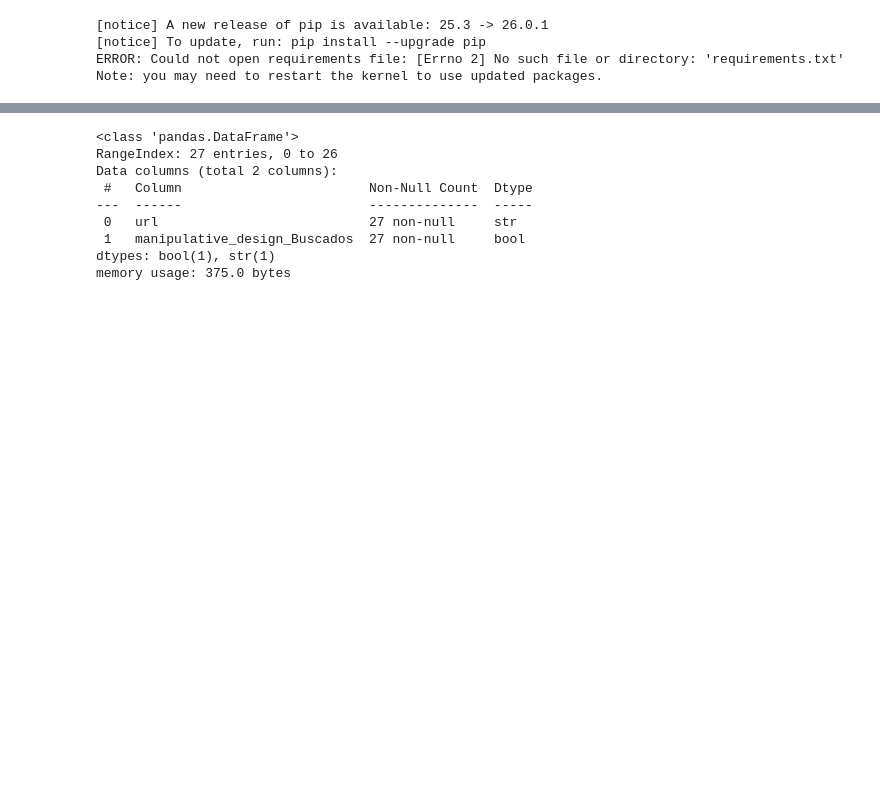
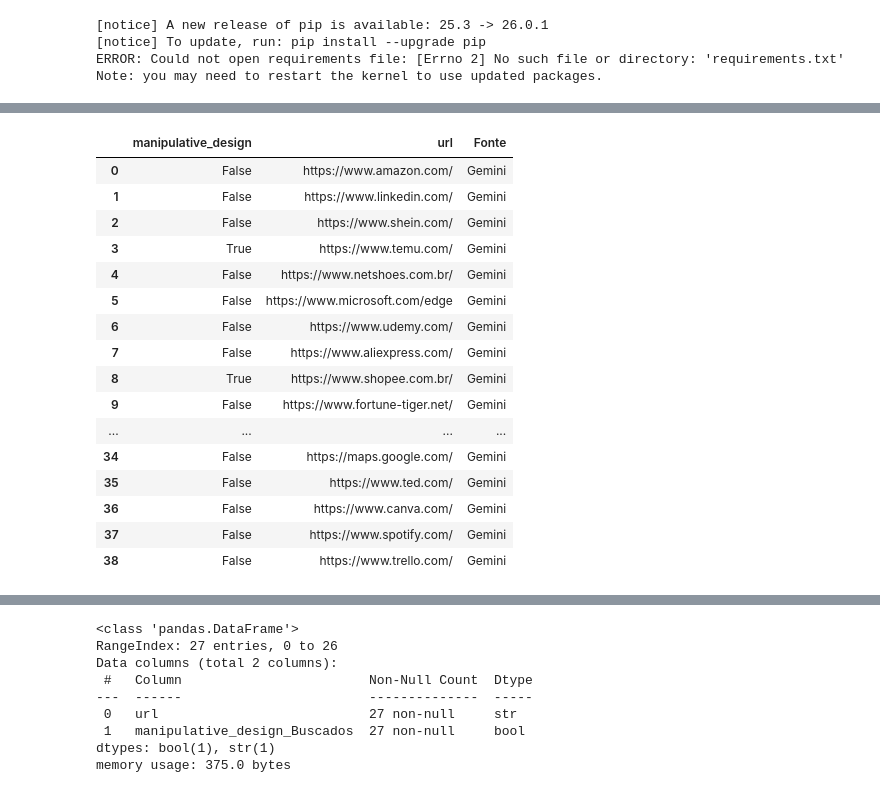
Before and after one commit to ArthurF36/Dark_Patterns_Atv, a Jupyter notebook: Notebook/graficos_Dark_Buster.ipynb, the cells around one changed output, grey strips where cells are left out. Drawn from its saved outputs; the diff is of its cells as text; code cells hidden in the pictures; blank space fills up the shorter version.

Commit message:
Update data_gemini

```diff
--- a/Notebook/graficos_Dark_Buster.ipynb
+++ b/Notebook/graficos_Dark_Buster.ipynb
@@ -65,6 +62,26 @@ Dark patterns da IA do Openai:
 # 2. Transformando em DataFrames para o gráfico
 df_Gemini = pd.DataFrame(listaGemini)[['manipulative_design', 'url']].assign(Fonte = 'Gemini')
 df_Openai = pd.DataFrame(listaOpenai)[['manipulative_design', 'url']].assign(Fonte = 'Openai')
+# %%
+df_Gemini
+# %% [output]
+|  | manipulative_design | url | Fonte |
+| 0 | False | https://www.amazon.com/ | Gemini |
+| 1 | False | https://www.linkedin.com/ | Gemini |
+| 2 | False | https://www.shein.com/ | Gemini |
+| 3 | True | https://www.temu.com/ | Gemini |
+| 4 | False | https://www.netshoes.com.br/ | Gemini |
+| 5 | False | https://www.microsoft.com/edge | Gemini |
+| 6 | False | https://www.udemy.com/ | Gemini |
+| 7 | False | https://www.aliexpress.com/ | Gemini |
+| 8 | True | https://www.shopee.com.br/ | Gemini |
+| 9 | False | https://www.fortune-tiger.net/ | Gemini |
+| ... | ... | ... | ... |
+| 34 | False | https://maps.google.com/ | Gemini |
+| 35 | False | https://www.ted.com/ | Gemini |
+| 36 | False | https://www.canva.com/ | Gemini |
+| 37 | False | https://www.spotify.com/ | Gemini |
+| 38 | False | https://www.trello.com/ | Gemini |
 # %%
 print(f"Gemini: \n{df_Gemini['manipulative_design'].value_counts()} \n")
 print(f"Openai: \n{df_Openai['manipulative_design'].value_counts()}")
```
Also changed, not shown: parts of 5 cells of this notebook, 3 other files.
